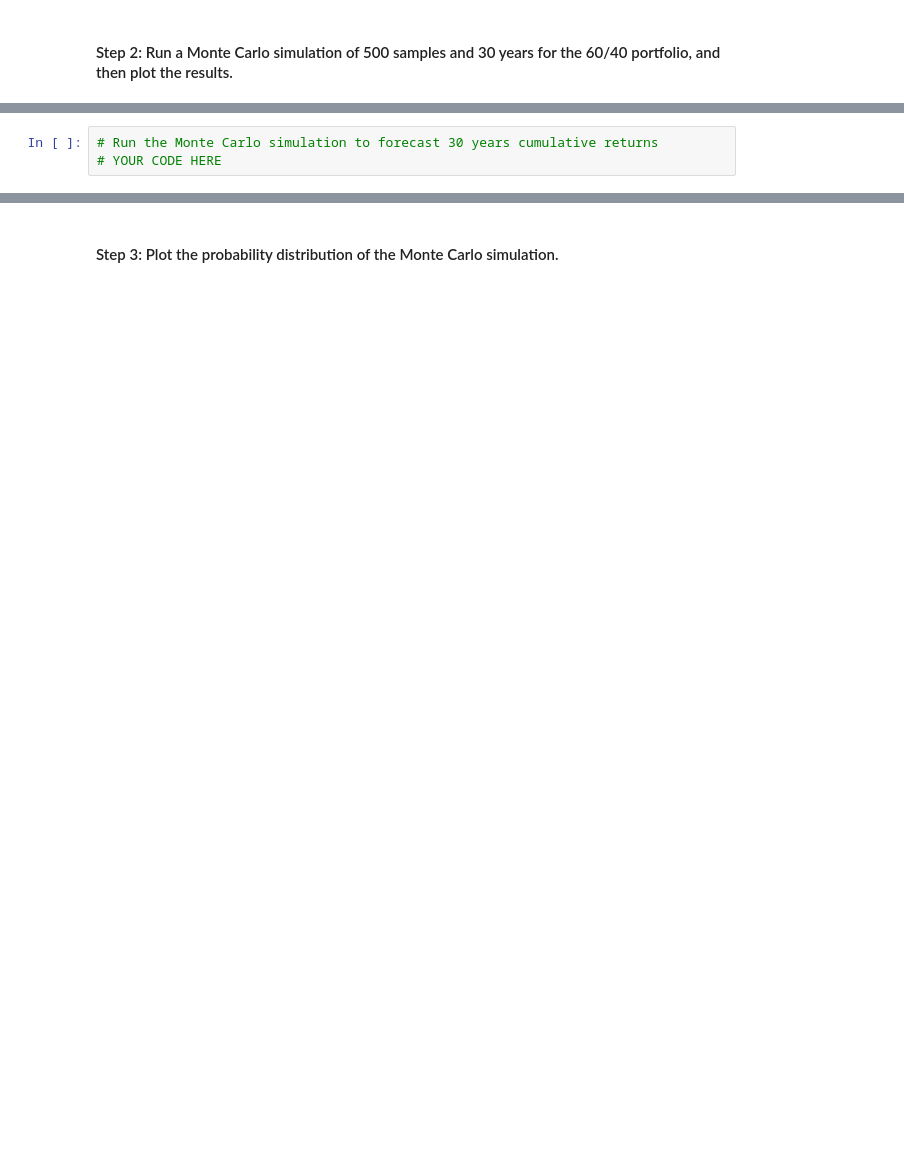
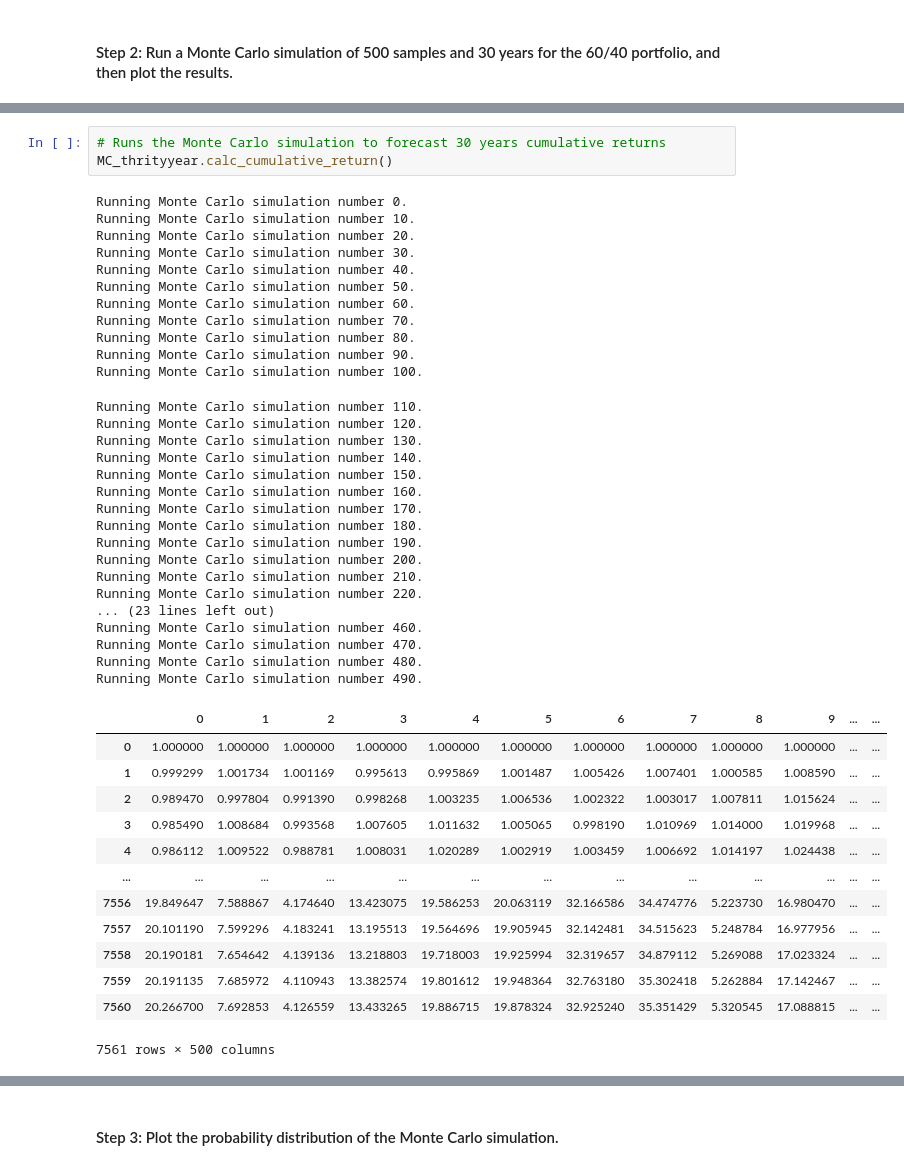
Before and after one commit to carljfrederick/financial-health-app, a Jupyter notebook: financial_planning_tools.ipynb, the cells around one changed output, grey strips where cells are left out. Cells and saved outputs as stored; diff of their text form; blank space fills up the shorter version.

```diff
--- a/financial_planning_tools.ipynb
+++ b/financial_planning_tools.ipynb
@@ -441,4 +485,46 @@ In this section, you’ll use the MCForecastTools library to create a Monte Carl
 # %%
-# Run the Monte Carlo simulation to forecast 30 years cumulative returns
-# YOUR CODE HERE
+# Runs the Monte Carlo simulation to forecast 30 years cumulative returns
+MC_thrityyear.calc_cumulative_return()
+# %% [output]
+Running Monte Carlo simulation number 0.
+Running Monte Carlo simulation number 10.
+Running Monte Carlo simulation number 20.
+Running Monte Carlo simulation number 30.
+Running Monte Carlo simulation number 40.
+Running Monte Carlo simulation number 50.
+Running Monte Carlo simulation number 60.
+Running Monte Carlo simulation number 70.
+Running Monte Carlo simulation number 80.
+Running Monte Carlo simulation number 90.
+Running Monte Carlo simulation number 100.
+Running Monte Carlo simulation number 110.
+Running Monte Carlo simulation number 120.
+Running Monte Carlo simulation number 130.
+Running Monte Carlo simulation number 140.
+Running Monte Carlo simulation number 150.
+Running Monte Carlo simulation number 160.
+Running Monte Carlo simulation number 170.
+Running Monte Carlo simulation number 180.
+Running Monte Carlo simulation number 190.
+Running Monte Carlo simulation number 200.
+Running Monte Carlo simulation number 210.
+Running Monte Carlo simulation number 220.
+... (23 lines left out)
+Running Monte Carlo simulation number 460.
+Running Monte Carlo simulation number 470.
+Running Monte Carlo simulation number 480.
+Running Monte Carlo simulation number 490.
+|  | 0 | 1 | 2 | 3 | 4 | 5 | 6 | 7 | 8 | 9 | ... | ... |
+| 0 | 1.000000 | 1.000000 | 1.000000 | 1.000000 | 1.000000 | 1.000000 | 1.000000 | 1.000000 | 1.000000 | 1.000000 | ... | ... |
+| 1 | 0.999299 | 1.001734 | 1.001169 | 0.995613 | 0.995869 | 1.001487 | 1.005426 | 1.007401 | 1.000585 | 1.008590 | ... | ... |
+| 2 | 0.989470 | 0.997804 | 0.991390 | 0.998268 | 1.003235 | 1.006536 | 1.002322 | 1.003017 | 1.007811 | 1.015624 | ... | ... |
+| 3 | 0.985490 | 1.008684 | 0.993568 | 1.007605 | 1.011632 | 1.005065 | 0.998190 | 1.010969 | 1.014000 | 1.019968 | ... | ... |
+| 4 | 0.986112 | 1.009522 | 0.988781 | 1.008031 | 1.020289 | 1.002919 | 1.003459 | 1.006692 | 1.014197 | 1.024438 | ... | ... |
+| ... | ... | ... | ... | ... | ... | ... | ... | ... | ... | ... | ... | ... |
+| 7556 | 19.849647 | 7.588867 | 4.174640 | 13.423075 | 19.586253 | 20.063119 | 32.166586 | 34.474776 | 5.223730 | 16.980470 | ... | ... |
+| 7557 | 20.101190 | 7.599296 | 4.183241 | 13.195513 | 19.564696 | 19.905945 | 32.142481 | 34.515623 | 5.248784 | 16.977956 | ... | ... |
+| 7558 | 20.190181 | 7.654642 | 4.139136 | 13.218803 | 19.718003 | 19.925994 | 32.319657 | 34.879112 | 5.269088 | 17.023324 | ... | ... |
+| 7559 | 20.191135 | 7.685972 | 4.110943 | 13.382574 | 19.801612 | 19.948364 | 32.763180 | 35.302418 | 5.262884 | 17.142467 | ... | ... |
+| 7560 | 20.266700 | 7.692853 | 4.126559 | 13.433265 | 19.886715 | 19.878324 | 32.925240 | 35.351429 | 5.320545 | 17.088815 | ... | ... |
+7561 rows × 500 columns
 # %%
```
Also changed, not shown: parts of 17 cells of this notebook.
